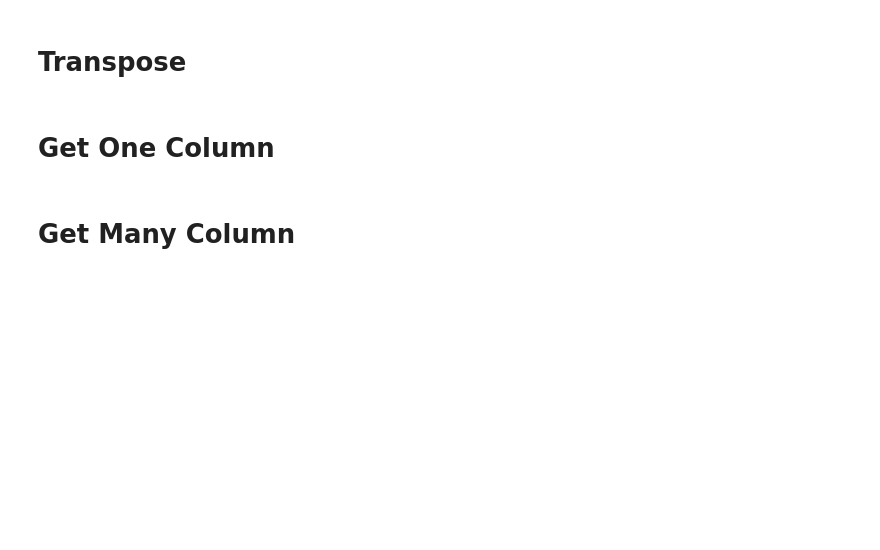
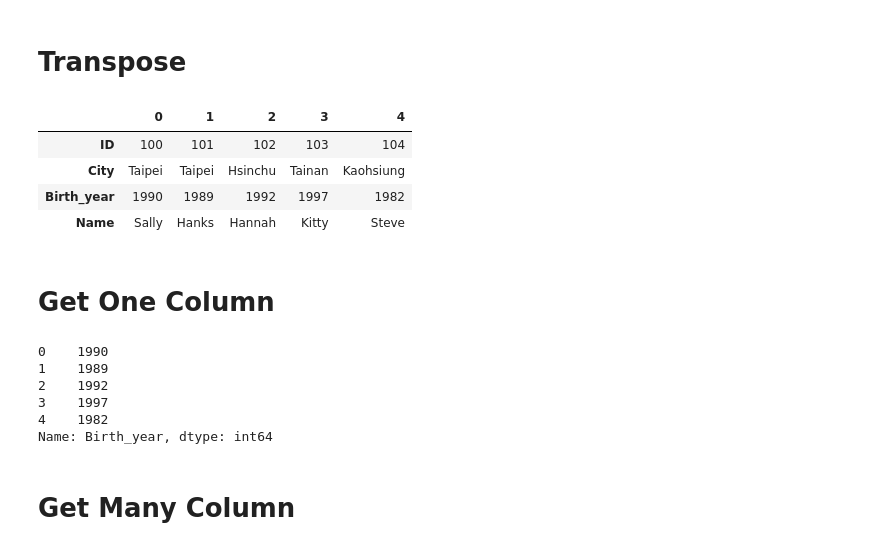
Before and after one commit to leon123858/python_exercise, a Jupyter notebook: climb/2Pandas_class_forstudents.ipynb, the cells around one changed output. Drawn from its saved outputs; the diff is of its cells as text; code cells hidden in the pictures; blank space fills up the shorter version.

```diff
--- a/climb/2Pandas_class_forstudents.ipynb
+++ b/climb/2Pandas_class_forstudents.ipynb
@@ -51,12 +104,25 @@ attri_data_frame_index1
 # Transpose
 # %%
 #attri_data_frame1的行列交換
-輸入程式碼
+attri_data_frame1.T
+# %% [output]
+|  | 0 | 1 | 2 | 3 | 4 |
+| ID | 100 | 101 | 102 | 103 | 104 |
+| City | Taipei | Taipei | Hsinchu | Tainan | Kaohsiung |
+| Birth_year | 1990 | 1989 | 1992 | 1997 | 1982 |
+| Name | Sally | Hanks | Hannah | Kitty | Steve |
 # %% [markdown]
 # Get One Column
 # %%
 #取得Birth_year行
-輸入程式碼
+#attri_data_frame1.Birth_year
+# %% [output]
+0    1990
+1    1989
+2    1992
+3    1997
+4    1982
+Name: Birth_year, dtype: int64
 # %% [markdown]
 # Get Many Column
 # %%
```
Also changed, not shown: parts of 44 cells of this notebook, 1 other file.
